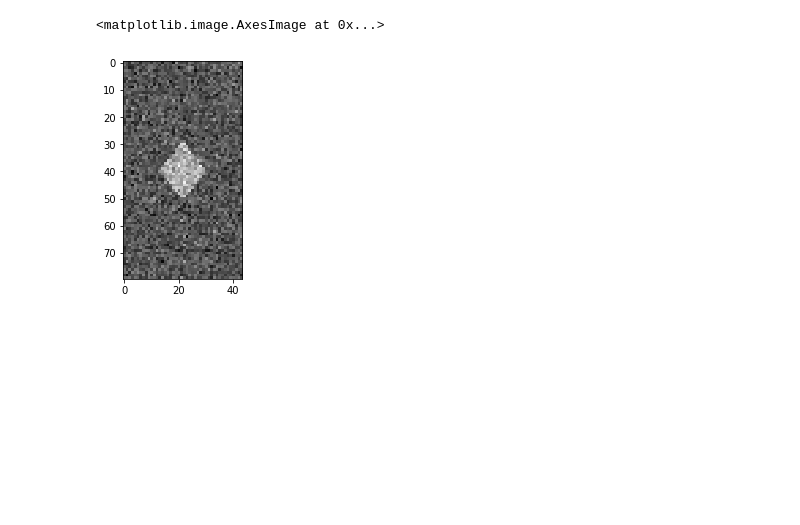
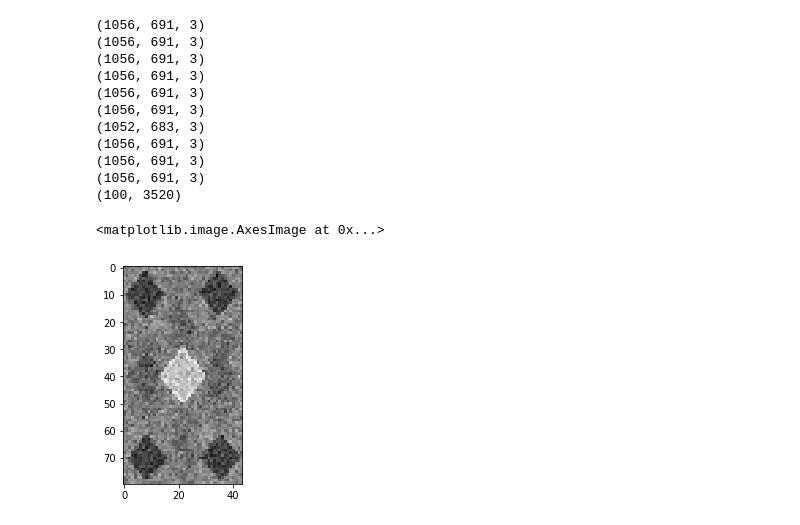
Before and after one commit to LauBok/IBP4ILFM, a Jupyter notebook: poker.ipynb, the cells around one changed output. Cells and saved outputs as stored; diff of their text form; code cells hidden in the pictures; blank space fills up the shorter version.

```diff
--- a/poker.ipynb
+++ b/poker.ipynb
@@ -58,10 +70,23 @@ def get_heart():
 # %%
 Xd = get_diamond()
 X = np.tile(Xd, reps = (10, 1))
-X += np.random.normal(0, 0.2, X.shape)
-X.shape
+X += np.random.normal(0, 0.15, X.shape)
+X_avg = np.mean(X, axis=0)
+X -= X_avg
+print(X.shape)
 plt.imshow(X[30].reshape(80, 44), cmap = "gray")
 # %% [output]
-<matplotlib.image.AxesImage at 0x...>
+(1056, 691, 3)
+(1056, 691, 3)
+(1056, 691, 3)
+(1056, 691, 3)
+(1056, 691, 3)
+(1056, 691, 3)
+(1052, 683, 3)
+(1056, 691, 3)
+(1056, 691, 3)
+(1056, 691, 3)
+(100, 3520)
+<matplotlib.image.AxesImage at 0x...>
-[figure, old version]
+[figure, new version]
 # %%
```
Also changed, not shown: parts of 13 cells of this notebook, 1 other file.
